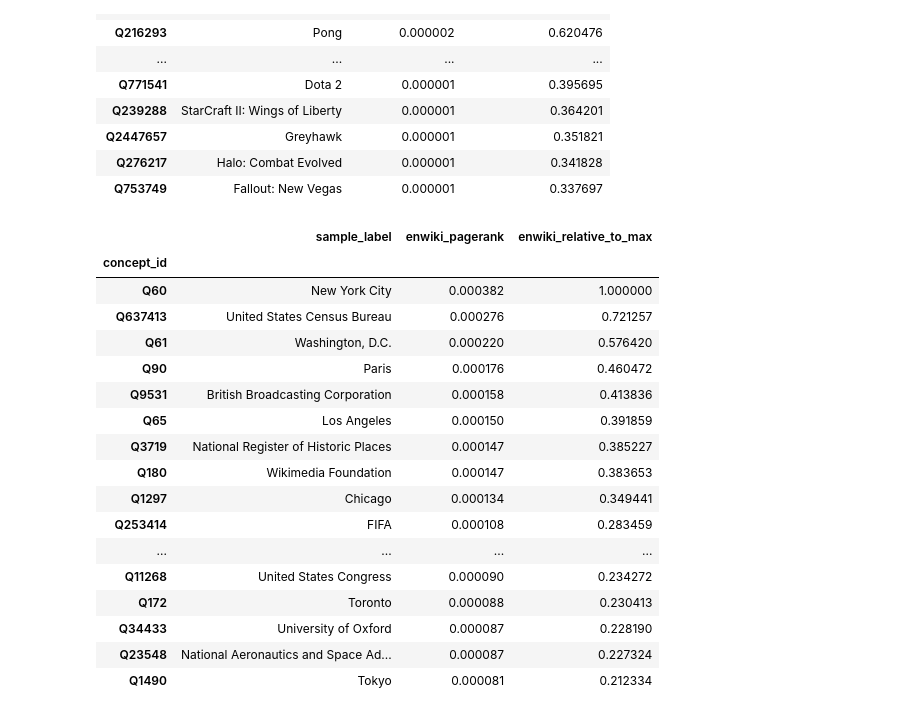
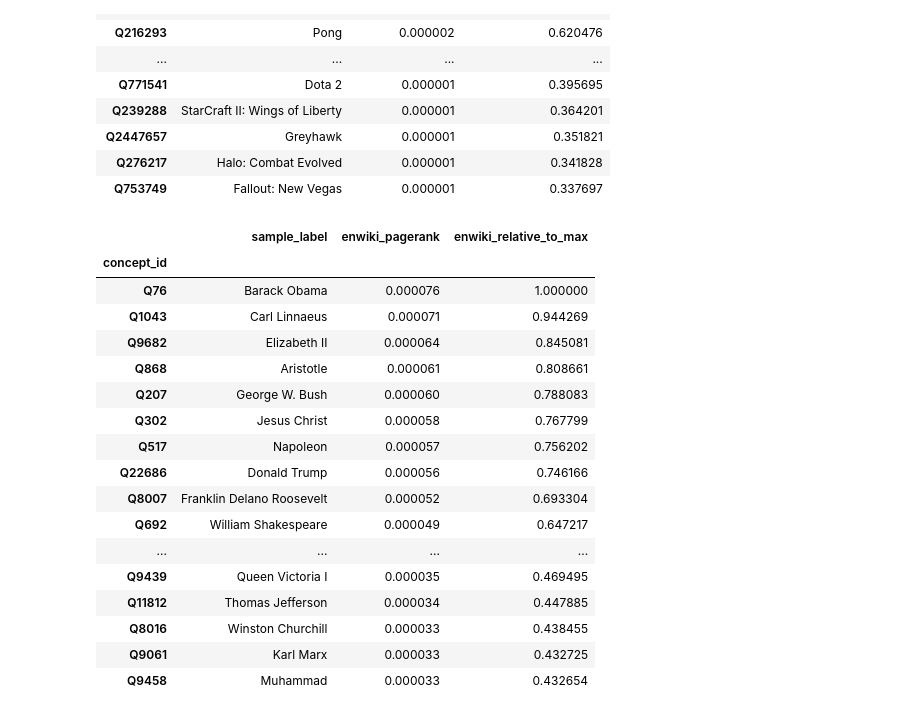
Before and after one commit to turtlesoupy/wikilanguage, a Jupyter notebook: Pandas.ipynb, the cells around one changed output. Saved outputs shown, nothing was run; the diff lists cells and outputs as text; code cells hidden in the pictures.

```diff
--- a/Pandas.ipynb
+++ b/Pandas.ipynb
@@ -211,23 +211,23 @@ df.wl.instance_of(Concepts.VIDEO_GAME).wl.top_ranked(n=25, wiki="enwiki")
 | Q276217 | Halo: Combat Evolved | 0.000001 | 0.341828 |
 | Q753749 | Fallout: New Vegas | 0.000001 | 0.337697 |
 # %%
-df.wl.instance_of(Concepts.POLITICAL_POWER).wl.top_ranked(wiki="enwiki", n=25)
+df.wl.instance_of(Concepts.HUMAN).wl.top_ranked(wiki="enwiki", n=25)
 # %% [output]
 |  | sample_label | enwiki_pagerank | enwiki_relative_to_max |
 | concept_id |  |  |  |
-| Q60 | New York City | 0.000382 | 1.000000 |
-| Q637413 | United States Census Bureau | 0.000276 | 0.721257 |
-| Q61 | Washington, D.C. | 0.000220 | 0.576420 |
-| Q90 | Paris | 0.000176 | 0.460472 |
-| Q9531 | British Broadcasting Corporation | 0.000158 | 0.413836 |
-| Q65 | Los Angeles | 0.000150 | 0.391859 |
-| Q3719 | National Register of Historic Places | 0.000147 | 0.385227 |
-| Q180 | Wikimedia Foundation | 0.000147 | 0.383653 |
-| Q1297 | Chicago | 0.000134 | 0.349441 |
-| Q253414 | FIFA | 0.000108 | 0.283459 |
+| Q76 | Barack Obama | 0.000076 | 1.000000 |
+| Q1043 | Carl Linnaeus | 0.000071 | 0.944269 |
+| Q9682 | Elizabeth II | 0.000064 | 0.845081 |
+| Q868 | Aristotle | 0.000061 | 0.808661 |
+| Q207 | George W. Bush | 0.000060 | 0.788083 |
+| Q302 | Jesus Christ | 0.000058 | 0.767799 |
+| Q517 | Napoleon | 0.000057 | 0.756202 |
+| Q22686 | Donald Trump | 0.000056 | 0.746166 |
+| Q8007 | Franklin Delano Roosevelt | 0.000052 | 0.693304 |
+| Q692 | William Shakespeare | 0.000049 | 0.647217 |
 | ... | ... | ... | ... |
-| Q11268 | United States Congress | 0.000090 | 0.234272 |
-| Q172 | Toronto | 0.000088 | 0.230413 |
-| Q34433 | University of Oxford | 0.000087 | 0.228190 |
-| Q23548 | National Aeronautics and Space Ad... | 0.000087 | 0.227324 |
-| Q1490 | Tokyo | 0.000081 | 0.212334 |
+| Q9439 | Queen Victoria I | 0.000035 | 0.469495 |
+| Q11812 | Thomas Jefferson | 0.000034 | 0.447885 |
+| Q8016 | Winston Churchill | 0.000033 | 0.438455 |
+| Q9061 | Karl Marx | 0.000033 | 0.432725 |
+| Q9458 | Muhammad | 0.000033 | 0.432654 |
```
Also changed, not shown: parts of 10 cells of this notebook, 1 other file.
